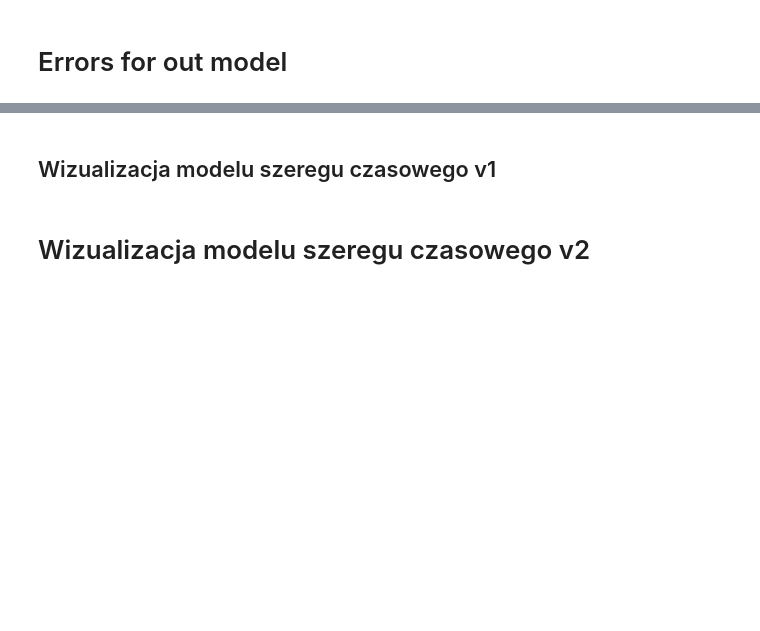
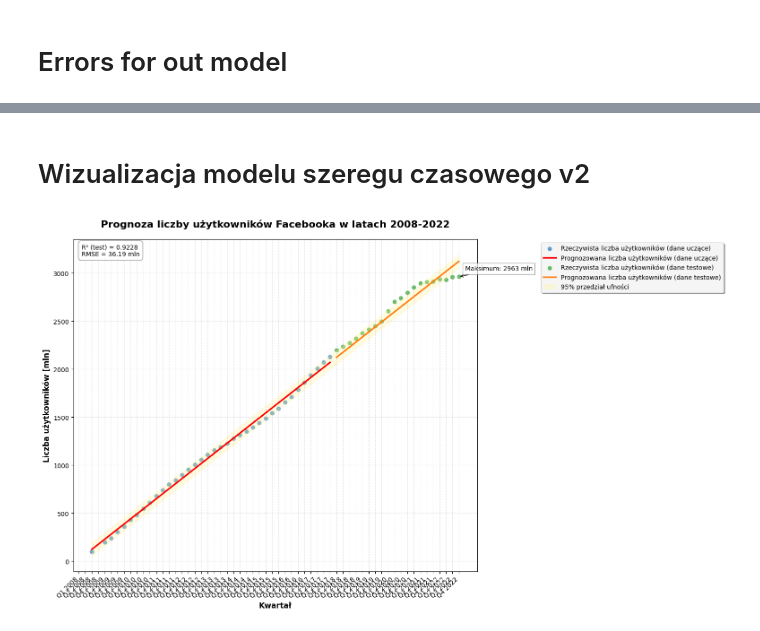
Before and after one commit to Floressek/MED, a Jupyter notebook: MED_LAB_1/Lab_1.ipynb, the cells around one changed output, grey strips where cells are left out. Drawn from its saved outputs; the diff is of its cells as text; code cells hidden in the pictures; blank space fills up the shorter version.

```diff
--- a/MED_LAB_1/Lab_1.ipynb
+++ b/MED_LAB_1/Lab_1.ipynb
@@ -181,2 +283,0 @@ print(errors)
-# %% [markdown]
-## Wizualizacja modelu szeregu czasowego v1
@@ -239,7 +285,7 @@ plt.show()
 # Wizualizacja modelu szeregu czasowego v2
 # %%
 # Funckja zmieniona w celu lepszej czytelnosci
-def transform_number_to_quarter(number) -> str:
+def transform_number_to_quarter_custom(number) -> str:
     quarters = {0: 'Q1', 1: 'Q2', 2: 'Q3', 3: 'Q4'}
     year = 2008 + (number // 4)
     quarter = quarters[number % 4]
@@ -301,7 +347,7 @@ plt.title('Prognoza liczby użytkowników Facebooka w latach 2008-2022',
 
 # Generowanie etykiet osi X używając zdefiniowanych funkcji
 x_ticks = range(0, 60)
-x_labels = [transform_number_to_quarter(q) for q in x_ticks]
+x_labels = [transform_number_to_quarter_custom(q) for q in x_ticks]
 plt.xticks(x_ticks, x_labels, rotation=45, ha='right')
 
 # Dodanie siatki z lepszą widocznością
@@ -311,30 +357,32 @@ plt.grid(True, linestyle='--', alpha=0.3)
 legend = plt.legend(bbox_to_anchor=(1.15, 1), loc='upper left',
                    frameon=True, fancybox=True, shadow=True)
 legend.get_frame().set_alpha(0.9)
 
 # Dodanie informacji o R² w lepszym formacie
 r2_score = linear_regression.score(R_test, U_test)
 stats_text = f'R² (test) = {r2_score:.4f}\n'
 stats_text += f'RMSE = {np.sqrt(mse):.2f} mln'
 
 plt.text(0.02, 0.95, stats_text,
          transform=plt.gca().transAxes,
          bbox=dict(facecolor='white',
                   edgecolor='gray',
                   alpha=0.8,
                   boxstyle='round,pad=0.5'),
          fontsize=10)
 
 # Dodanie adnotacji dla ważnych punktów
 max_users_idx = np.argmax(U_test)
 plt.annotate(f'Maksimum: {U_test[max_users_idx][0]:.0f} mln',
             xy=(R_test[max_users_idx], U_test[max_users_idx]),
             xytext=(10, 10), textcoords='offset points',
             bbox=dict(facecolor='white', edgecolor='gray', alpha=0.7),
             arrowprops=dict(arrowstyle='->'))
 
 # Dostosowanie układu i marginesów
 plt.tight_layout()
 
 # Pokazanie wykresu
 plt.show()
+# %% [output]
+[figure, added]
```
Also changed, not shown: parts of 9 cells of this notebook.
